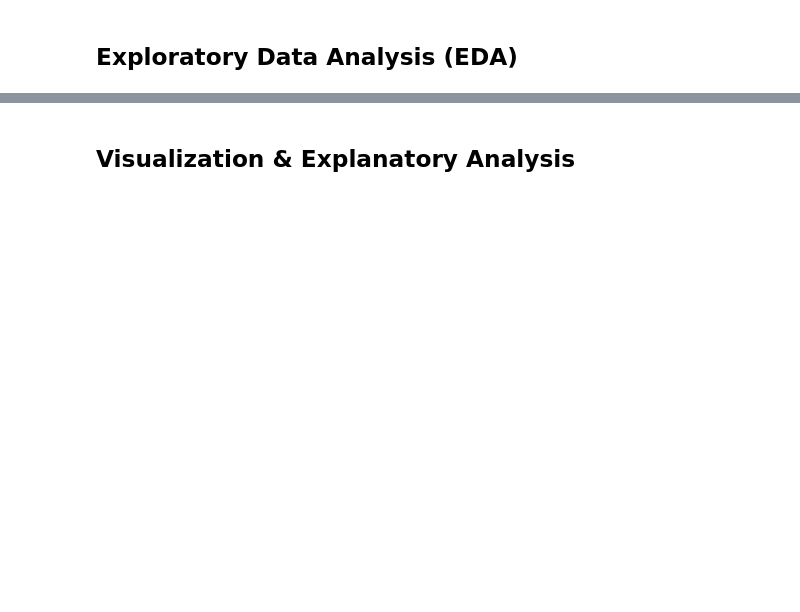
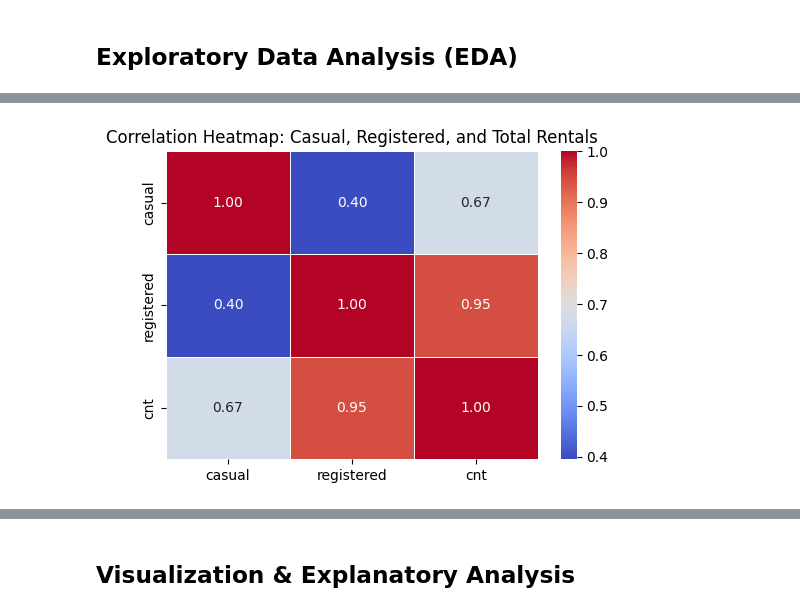
Before and after one commit to echaan/bike-sharing-analysis, a Jupyter notebook: notebook.ipynb, the cells around one changed output, grey strips where cells are left out. Drawn from its saved outputs; the diff is of its cells as text; code cells hidden in the pictures; blank space fills up the shorter version.

```diff
--- a/notebook.ipynb
+++ b/notebook.ipynb
@@ -216,0 +280,14 @@ hour_df.describe()
+# %%
+# Pastikan kolom mnth dalam format kategori berurutan
+day_df['mnth'] = pd.Categorical(day_df['mnth'], categories=[
+    'Januari', 'Februari', 'Maret', 'April', 'Mei', 'Juni',
+    'Juli', 'Agustus', 'September', 'Oktober', 'November', 'Desember'
+], ordered=True)
+
+
+# Statistik banyaknya penyewa sepeda berdasarkan bulan
+day_df.groupby(by='mnth').agg({
+    'casual': ['sum'],
+    'registered': ['sum'],
+    'cnt': ['sum', 'mean', 'max', 'min']
+})
@@ -216,0 +310,8 @@ hour_df.describe()
+# %%
+# Statistik banyaknya penyewa sepeda berdasarkan hari kerja vs akhir pekan
+day_df['is_weekend'] = day_df['weekday'].isin(['Saturday', 'Sunday'])
+day_df.groupby(by='is_weekend').agg({
+    'casual': ['sum'],
+    'registered': ['sum'],
+    'cnt': ['sum', 'mean']
+})
@@ -216,0 +402,17 @@ hour_df.describe()
+# %%
+#  Hubungan antara penyewa pemyewa kasual, penyewa terdaftar, dan banyaknya penyewa
+
+# Hitung korelasi
+corr_matrix = day_df[['casual', 'registered', 'cnt']].corr()
+
+# Buat heatmap
+plt.figure(figsize=(6, 4))
+sns.heatmap(corr_matrix, annot=True, cmap='coolwarm', fmt=".2f", linewidths=0.5)
+
+# Tambahkan judul
+plt.title('Correlation Heatmap: Casual, Registered, and Total Rentals')
+
+# Tampilkan plot
+plt.show()
+# %% [output]
+[figure, added]
```
Also changed, not shown: parts of 41 cells of this notebook.
